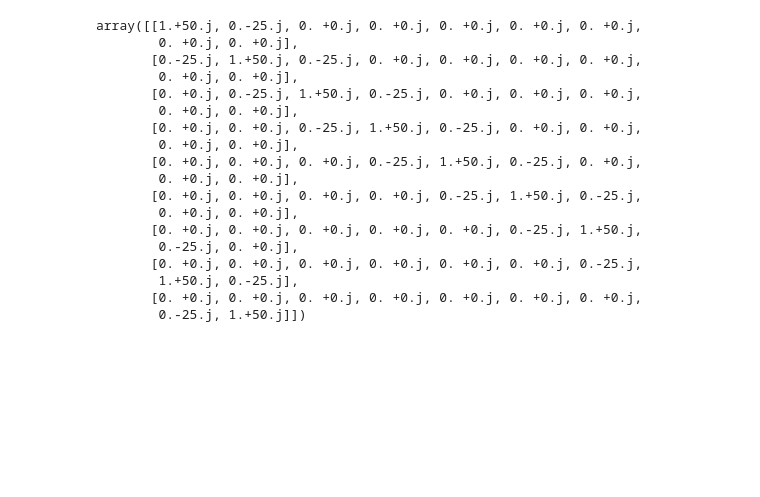
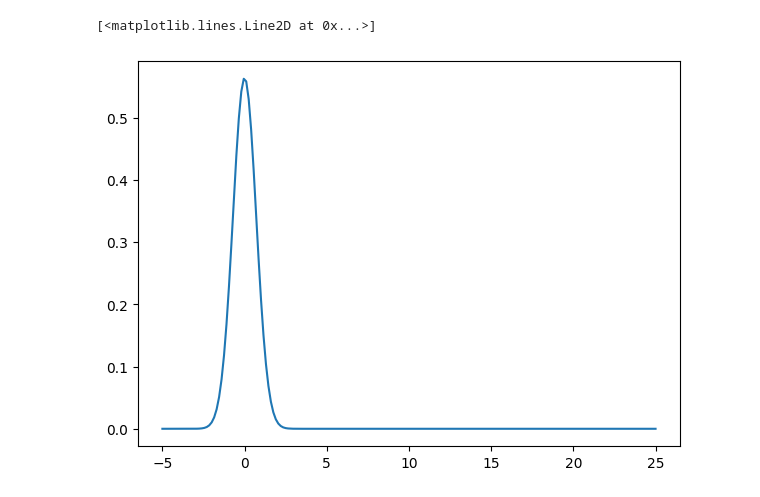
Before and after one commit to Caitlin506/KMS, a Jupyter notebook: lab2.ipynb, the cells around one changed output. Saved outputs shown, nothing was run; the diff lists cells and outputs as text; code cells hidden in the pictures; blank space fills up the shorter version.

```diff
--- a/lab2.ipynb
+++ b/lab2.ipynb
@@ -5,9 +10,14 @@ k0=10
 delta_k=1
 t0=0
 t_max=1
-x=np.linspace(-5,25,100)
+J=200
+delta_x=30/J
+x=np.linspace(-5,25,201)
 psi_brzeg = 0
-delta_t = 0.02
+delta_t = 0.002
+
+v0=105
+sigma=0.5
 # %%
 def Vj(i):
     return 0;
@@ -25,21 +38,12 @@ def getMatrixA(delta_t,delta_x,J=10):
-# %%
-getMatrixA(0.02,0.02)
-# %% [output]
-array([[1.+50.j, 0.-25.j, 0. +0.j, 0. +0.j, 0. +0.j, 0. +0.j, 0. +0.j,
-        0. +0.j, 0. +0.j],
-       [0.-25.j, 1.+50.j, 0.-25.j, 0. +0.j, 0. +0.j, 0. +0.j, 0. +0.j,
-        0. +0.j, 0. +0.j],
-       [0. +0.j, 0.-25.j, 1.+50.j, 0.-25.j, 0. +0.j, 0. +0.j, 0. +0.j,
-        0. +0.j, 0. +0.j],
-       [0. +0.j, 0. +0.j, 0.-25.j, 1.+50.j, 0.-25.j, 0. +0.j, 0. +0.j,
-        0. +0.j, 0. +0.j],
-       [0. +0.j, 0. +0.j, 0. +0.j, 0.-25.j, 1.+50.j, 0.-25.j, 0. +0.j,
-        0. +0.j, 0. +0.j],
-       [0. +0.j, 0. +0.j, 0. +0.j, 0. +0.j, 0.-25.j, 1.+50.j, 0.-25.j,
-        0. +0.j, 0. +0.j],
-       [0. +0.j, 0. +0.j, 0. +0.j, 0. +0.j, 0. +0.j, 0.-25.j, 1.+50.j,
-        0.-25.j, 0. +0.j],
-       [0. +0.j, 0. +0.j, 0. +0.j, 0. +0.j, 0. +0.j, 0. +0.j, 0.-25.j,
-        1.+50.j, 0.-25.j],
-       [0. +0.j, 0. +0.j, 0. +0.j, 0. +0.j, 0. +0.j, 0. +0.j, 0. +0.j,
-        0.-25.j, 1.+50.j]])
+# %%
+def getPsi0(x):
+    psi = np.sqrt(delta_k)/(np.pi)**(0.25)*np.exp(-x*x*delta_k*delta_k/2)*np.exp(1j*k0*x)
+    return psi
+# %%
+psi0 = []
+for xi in x:
+    if xi==-5 or xi==25:
+        psi0.append(0)
+    else:
+        psi0.append(getPsi0(xi))
+psi0=np.array(psi0)
@@ -45,0 +71,6 @@ array([[1.+50.j, 0.-25.j, 0. +0.j, 0. +0.j, 0. +0.j, 0. +0.j, 0. +0.j,
+# %%
+fig = plt.figure(figsize=(7,5), dpi=100)
+plt.plot(x,np.abs(psi0)**2)
+# %% [output]
+[<matplotlib.lines.Line2D at 0x...>]
+[figure, added]
```
Also changed, not shown: parts of 7 cells of this notebook.
